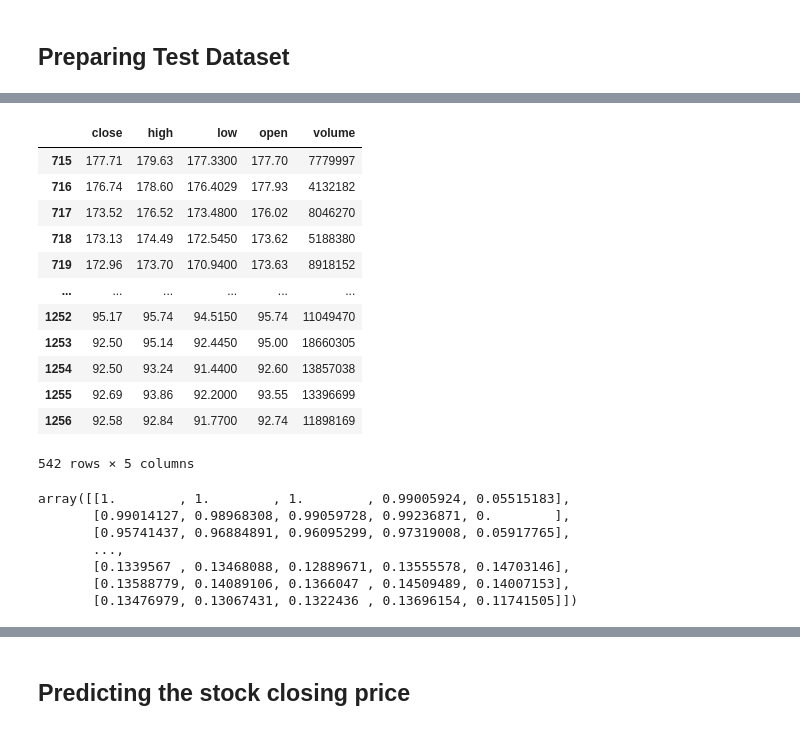
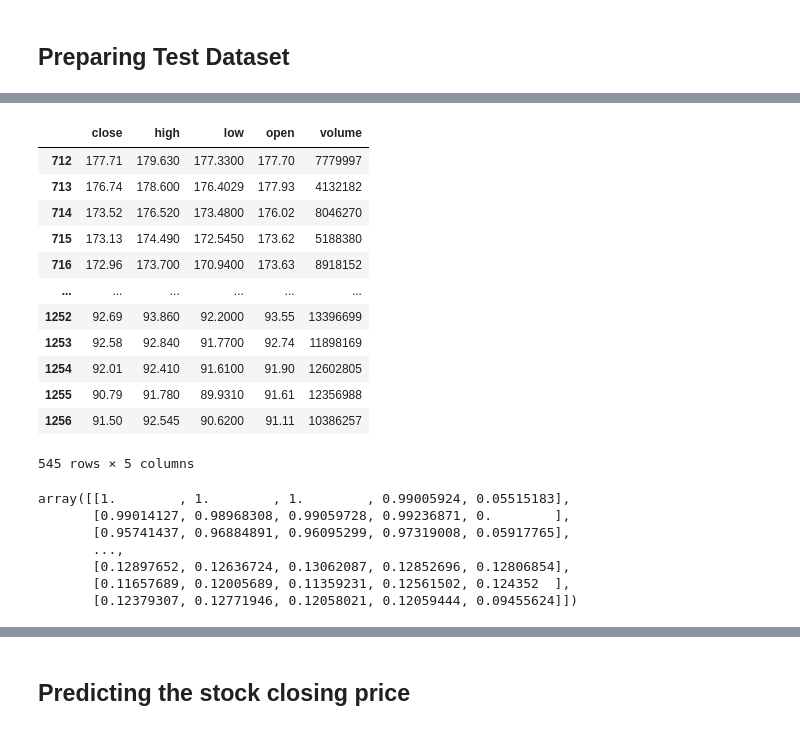
Before and after one commit to sneha180209/Stock-Closing-Price-Prediction, a Jupyter notebook: stockcloseprediction_lstm copy.ipynb, the cells around one changed output, grey strips where cells are left out. Cells and saved outputs as stored; diff of their text form; code cells hidden in the pictures.

```diff
--- a/stockcloseprediction_lstm copy.ipynb
+++ b/stockcloseprediction_lstm copy.ipynb
@@ -208,22 +199,20 @@ df_training.tail()
 # %%
 past_60_days=df_training.tail(60)
 # past_60_days
 test_df=past_60_days.append(df_test) #past 60 days taken for the first value of test data
-# test_df=test_df.drop(['symbol','date','adjClose','adjHigh','adjLow','adjOpen','adjVolume','divCash','splitFactor'], axis=1)
-test_df = test_df[['close']].values
-
+test_df=test_df.drop(['symbol','date','adjClose','adjHigh','adjLow','adjOpen','adjVolume','divCash','splitFactor'], axis=1)
 test_df
 # %% [output]
 |  | close | high | low | open | volume |
-| 715 | 177.71 | 179.63 | 177.3300 | 177.70 | 7779997 |
-| 716 | 176.74 | 178.60 | 176.4029 | 177.93 | 4132182 |
-| 717 | 173.52 | 176.52 | 173.4800 | 176.02 | 8046270 |
-| 718 | 173.13 | 174.49 | 172.5450 | 173.62 | 5188380 |
-| 719 | 172.96 | 173.70 | 170.9400 | 173.63 | 8918152 |
+| 712 | 177.71 | 179.630 | 177.3300 | 177.70 | 7779997 |
+| 713 | 176.74 | 178.600 | 176.4029 | 177.93 | 4132182 |
+| 714 | 173.52 | 176.520 | 173.4800 | 176.02 | 8046270 |
+| 715 | 173.13 | 174.490 | 172.5450 | 173.62 | 5188380 |
+| 716 | 172.96 | 173.700 | 170.9400 | 173.63 | 8918152 |
 | ... | ... | ... | ... | ... | ... |
-| 1252 | 95.17 | 95.74 | 94.5150 | 95.74 | 11049470 |
-| 1253 | 92.50 | 95.14 | 92.4450 | 95.00 | 18660305 |
-| 1254 | 92.50 | 93.24 | 91.4400 | 92.60 | 13857038 |
-| 1255 | 92.69 | 93.86 | 92.2000 | 93.55 | 13396699 |
-| 1256 | 92.58 | 92.84 | 91.7700 | 92.74 | 11898169 |
+| 1252 | 92.69 | 93.860 | 92.2000 | 93.55 | 13396699 |
+| 1253 | 92.58 | 92.840 | 91.7700 | 92.74 | 11898169 |
+| 1254 | 92.01 | 92.410 | 91.6100 | 91.90 | 12602805 |
+| 1255 | 90.79 | 91.780 | 89.9310 | 91.61 | 12356988 |
+| 1256 | 91.50 | 92.545 | 90.6200 | 91.11 | 10386257 |
-542 rows × 5 columns
+545 rows × 5 columns
@@ -230,5 +221,5 @@ test_df
 # %%
-scaler=MinMaxScaler(feature_range=(0,1))
+# scaler=MinMaxScaler(feature_range=(0,1))
 test_df=scaler.fit_transform(test_df)
 test_df
 # %% [output]
@@ -236,9 +227,9 @@ array([[1.        , 1.        , 1.        , 0.99005924, 0.05515183],
        [0.99014127, 0.98968308, 0.99059728, 0.99236871, 0.        ],
        [0.95741437, 0.96884891, 0.96095299, 0.97319008, 0.05917765],
        ...,
-       [0.1339567 , 0.13468088, 0.12889671, 0.13555578, 0.14703146],
-       [0.13588779, 0.14089106, 0.1366047 , 0.14509489, 0.14007153],
-       [0.13476979, 0.13067431, 0.1322436 , 0.13696154, 0.11741505]])
+       [0.12897652, 0.12636724, 0.13062087, 0.12852696, 0.12806854],
+       [0.11657689, 0.12005689, 0.11359231, 0.12561502, 0.124352  ],
+       [0.12379307, 0.12771946, 0.12058021, 0.12059444, 0.09455624]])
 # %%
 test_df.shape
 # %% [output]
```
Also changed, not shown: parts of 19 cells of this notebook, 2 other files.
